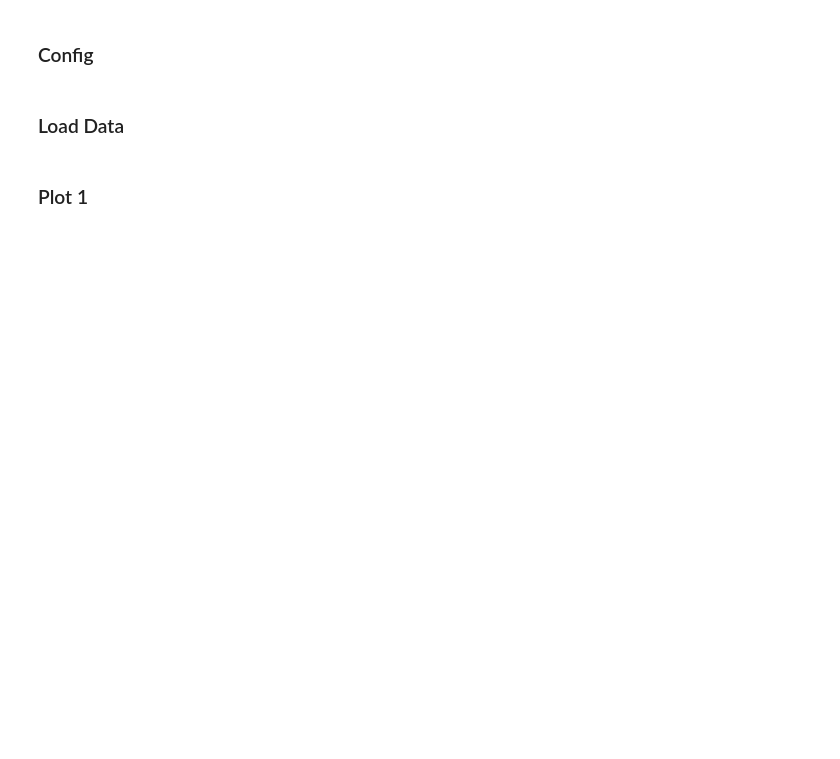
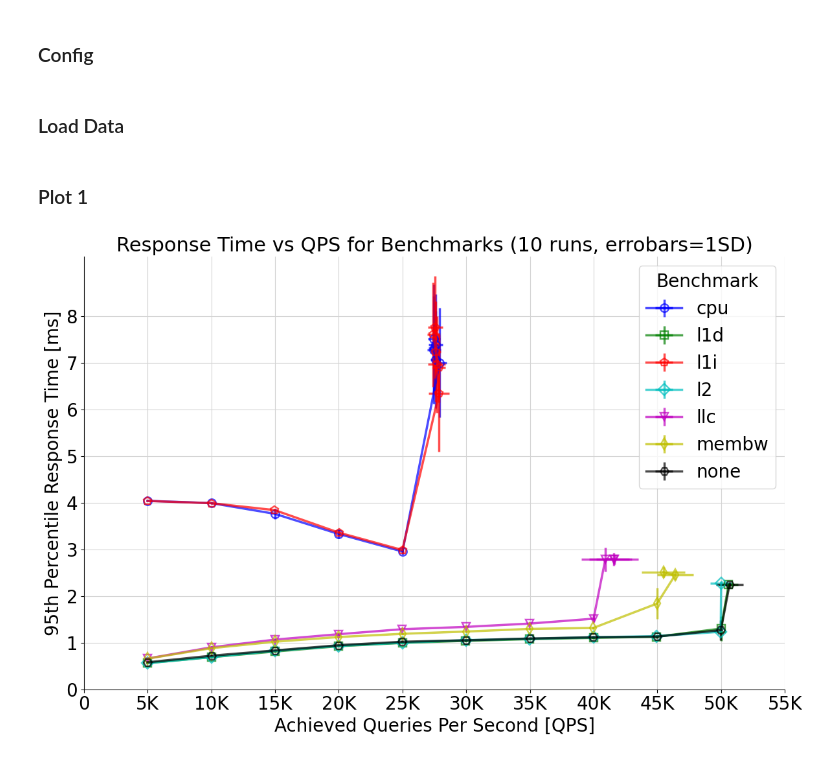
Before and after one commit to czanoli/ETH-Cloud-Computing-Architectures-2024, a Jupyter notebook: part1/plots.ipynb, the cells around one changed output. Drawn from its saved outputs; the diff is of its cells as text; code cells hidden in the pictures; blank space fills up the shorter version.

```diff
--- a/part1/plots.ipynb
+++ b/part1/plots.ipynb
@@ -70,36 +70,38 @@ for i, (interference_type, df_list) in enumerate(grouped_dfs.items()):
         qps_means.append(np.mean(qps_values))
         qps_stds.append(np.std(qps_values, ddof=1))
 
     ax.errorbar(qps_means, p95_means, xerr=qps_stds, yerr=p95_stds, marker=markers[i], linewidth=2.5,
                 alpha=0.7, markersize=9, color=colors[i], markeredgewidth=1.75, markerfacecolor='none', label=interference_type)
 
 # Plot Style
 ax.spines['top'].set_visible(False)
 ax.spines['right'].set_visible(False)
 ax.set_facecolor('white')
-ax.tick_params(axis='x', labelsize=14)
-ax.tick_params(axis='y', labelsize=14)
-ax.legend(title='Interference Type', fontsize=14, title_fontsize=14)
+ax.tick_params(axis='x', labelsize=20)
+ax.tick_params(axis='y', labelsize=20)
+ax.legend(title='Benchmark', fontsize=20, title_fontsize=20)
 x_labels = ['0', '5K', '10K', '15K', '20K', '25K', '30K', '35K', '40K', '45K', '50K', '55K']
 ax.set_xticks(range(0, 56, 5), x_labels)
 y_labels = ['0', '1', '2', '3', '4', '5', '6', '7', '8']
 ax.set_yticks(range(0, 9, 1), y_labels)
 ax.grid(True, color='lightgray')
-ax.set_xlabel('Achieved Queries Per Second [QPS]', fontsize=16)
-ax.set_ylabel('95th Percentile Response Time [ms]', fontsize=16)
-ax.set_title('Response Time vs QPS for Different Interference Types', fontsize=18)
+ax.set_xlabel('Achieved Queries Per Second [QPS]', fontsize=20)
+ax.set_ylabel('95th Percentile Response Time [ms]', fontsize=20)
+ax.set_title('Response Time vs QPS for Benchmarks (10 runs, errobars=1SD)', fontsize=22)
 fig.tight_layout()
 
 if True:
     plt.show()
 else:
     matplotlib.use("pgf")
     plt.rc("pgf", texsystem="pdflatex", rcfonts=False)
     plt.rcParams.update({
         "text.usetex": True,
         "font.family": "serif",
         # Use LaTeX default serif font.
         "font.serif": [],
     })
     plt.savefig("plots/plot1_CCA_guidelines.pgf", bbox_inches="tight", backend='pgf')
     print('done')
+# %% [output]
+[figure, added]
```
Also changed, not shown: 1 other file.
